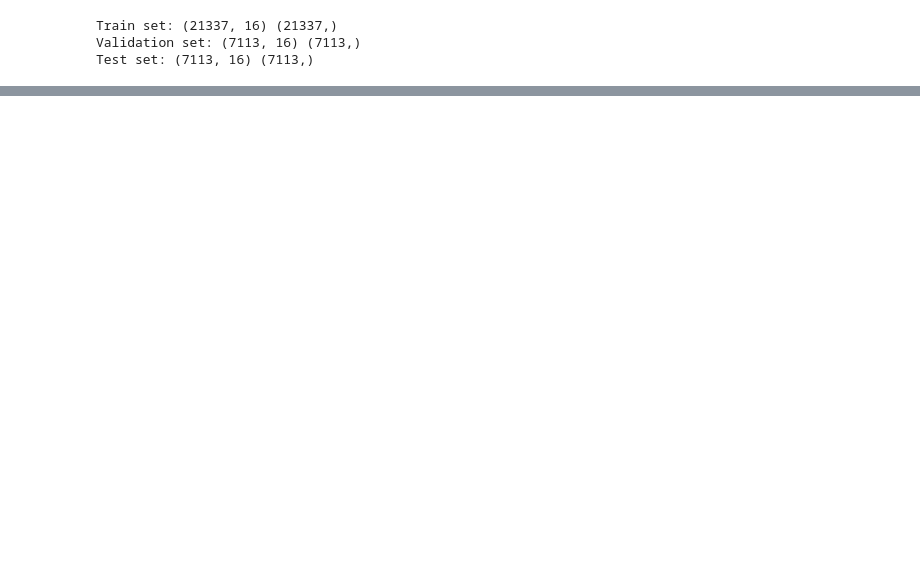
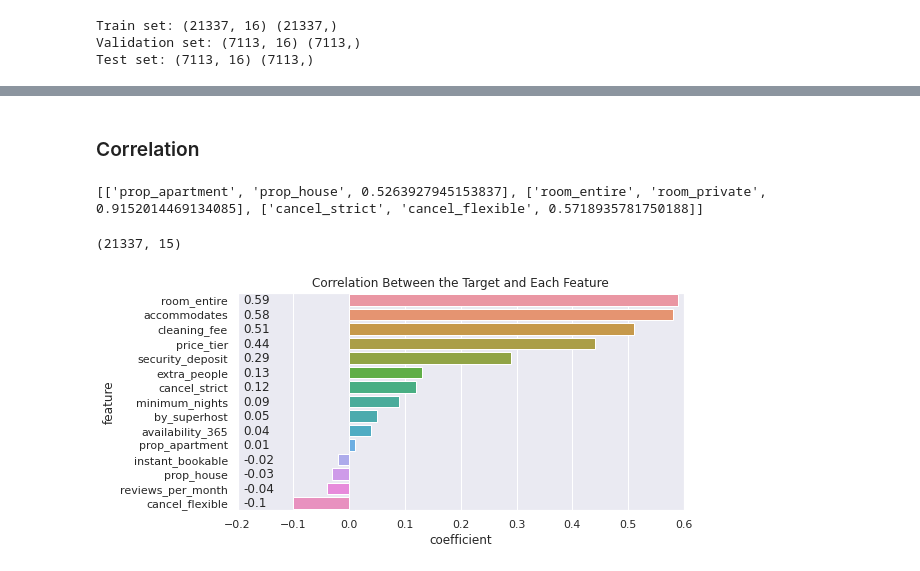
Before and after one commit to tri-bui/airbnb-la-listings, a Jupyter notebook: 3-modeling.ipynb, the cells around one changed output, grey strips where cells are left out. Saved outputs shown, nothing was run; the diff lists cells and outputs as text; code cells hidden in the pictures; blank space fills up the shorter version.

```diff
--- a/3-modeling.ipynb
+++ b/3-modeling.ipynb
@@ -367,0 +377,11 @@ Test set: (7113, 16) (7113,)
+# %%
+# Combine X_train and y_train
+train = X_train.copy()
+train['price'] = y_train.copy()
+
+# Calculate the average `price` of each tier
+tier_prices = train.groupby('price_tier').price.mean().round(2).to_dict()
+
+# Encode `price_tier` using the average `price` of each tier
+X_train['price_tier'] = X_train.price_tier.map(tier_prices)
+X_train.price_tier.value_counts().sort_index()
@@ -368,2 +420,34 @@ Test set: (7113, 16) (7113,)
 # %% [markdown]
-###
+### Correlation
+# %%
+# Check for correlated features
+print(utils.corr_feats(X_train))
+# %% [output]
+[['prop_apartment', 'prop_house', 0.5263927945153837], ['room_entire', 'room_private', 0.9152014469134085], ['cancel_strict', 'cancel_flexible', 0.5718935781750188]]
+# %%
+# Drop `room_private`
+X_train.drop('room_private', axis=1, inplace=True)
+X_val.drop('room_private', axis=1, inplace=True)
+X_test.drop('room_private', axis=1, inplace=True)
+X_train.shape
+# %% [output]
+(21337, 15)
+# %%
+# Check correlation between the target and each feature
+corr_with_target = [y_train.corr(X_train[feat]).round(2) for feat in X_train.columns]
+target_corr = utils.feat_coefs(feats=X_train.columns, coefs=corr_with_target, feat_name='feature', coef_name='coefficient')
+
+# Horizontal barplot
+plt.figure(figsize=(8, 4))
+sns.barplot(data=target_corr, y='feature', x='coefficient')
+plt.title('Correlation Between the Target and Each Feature')
+plt.xlim(-0.2, 0.6)
+
+# Label bars
+for i in range(target_corr.shape[0]):
+    n = target_corr.iloc[i, 1]
+    plt.text(-0.19, i + 0.01, f'{n}', va='center')
+
+plt.show()
+# %% [output]
+[figure, added]
```
Also changed, not shown: parts of 23 cells of this notebook, 1 other file.
